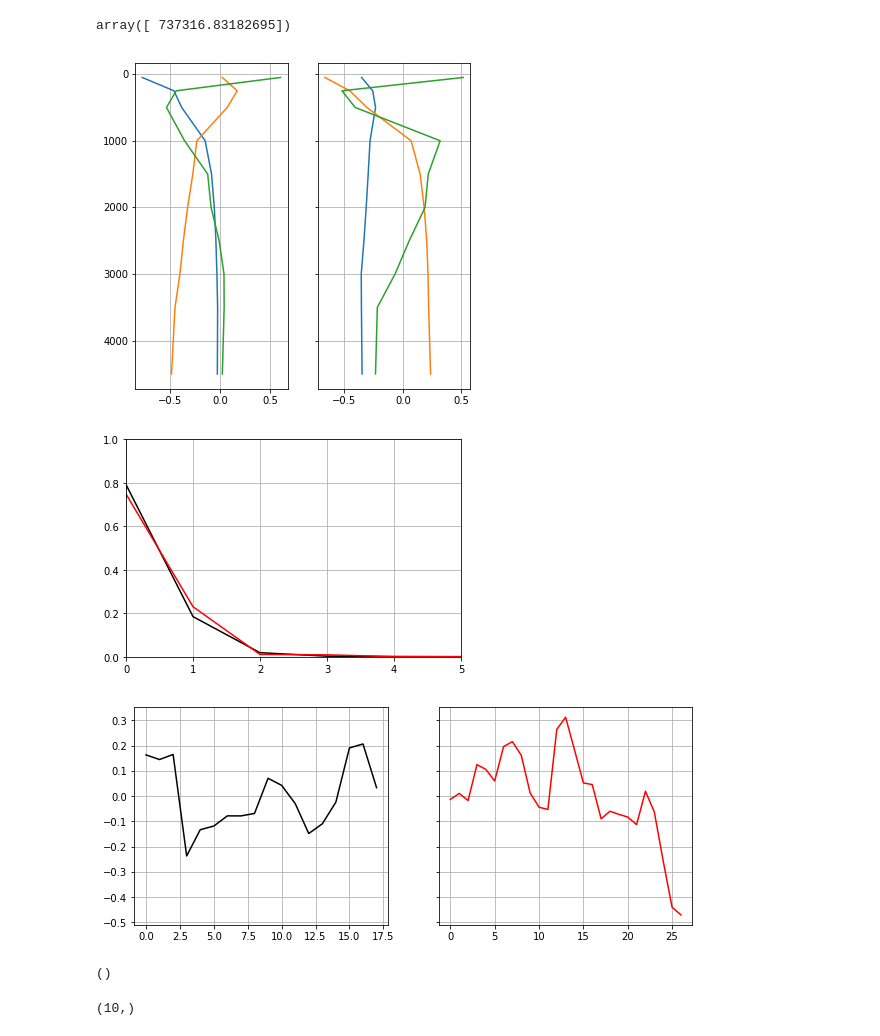
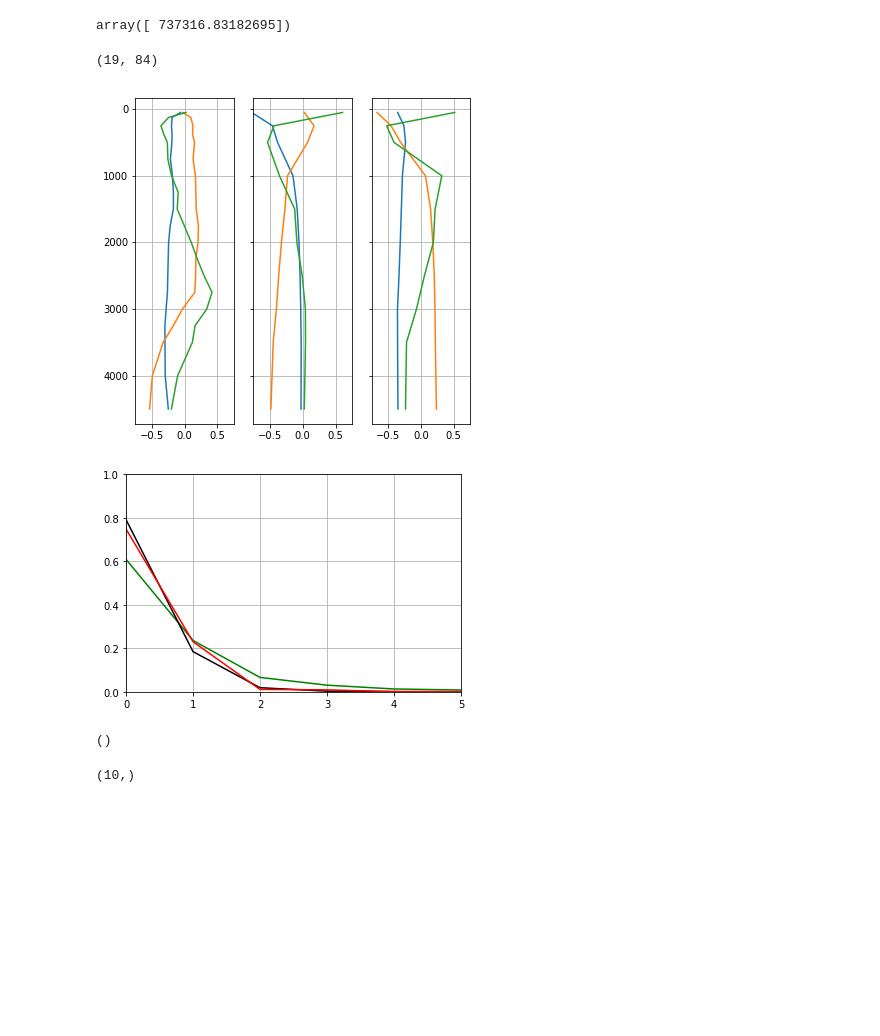
Before and after one commit to jakesteinberg/geostrophic_turbulence, a Jupyter notebook: bermuda_dg037_2019_mode_projections.ipynb, the cells around one changed output. Drawn from its saved outputs; the diff is of its cells as text; code cells hidden in the pictures; blank space fills up the shorter version.

```diff
--- a/bermuda_dg037_2019_mode_projections.ipynb
+++ b/bermuda_dg037_2019_mode_projections.ipynb
@@ -205,8 +205,28 @@ t1_all = np.real(D_Uzqa_all[0:10])
 PEV_all = t1_all / np.sum(t1_all)
 eof1_all = np.real(D_Uzqa_all[0])*np.squeeze(np.array(np.real(V_Uzqa_all[:, 0])))
 eof2_all = np.real(D_Uzqa_all[1])*np.squeeze(np.array(np.real(V_Uzqa_all[:, 1])))
+# %%
+np.shape(data_eta)
+# %% [output]
+(19, 84)
 # %%
 # svd
+# --- glider eta
+grid_sub_i_eta = [10, 25, 50, 75, 100, 125, 150, 175, 200, 225,
+              250, 275, 300, 325, 350, 375, 400, 425, 450]
+grid_check_eta = grid[grid_sub_i_eta]
+etazq = eta_ind_3[grid_sub_i_eta, :].copy()
+nq = np.size(etazq[0, :])
+avg_etazq = np.nanmean(np.transpose(etazq), axis=0)
+data_eta = etazq - np.transpose(np.tile(avg_etazq, [nq, 1]))
+[UUe, SSe, VVe] = np.linalg.svd(data_eta, full_matrices=False, compute_uv=True)
+
+p = np.min([np.shape(data_eta)[0], np.shape(data_eta)[1]])
+Spe=SSe[0:p];
+lambe=np.matrix(Spe[:, None])*np.transpose(np.matrix(Spe[:, None]));
+var_eta=np.trace(lambe);
+frac_eof_eta=np.diag(lambe)/var_eta;
+
 # --- glider u
 Uzq = u[grid_sub_i, :].copy()
 nq = np.size(Uzq[0, :])
@@ -224,38 +244,45 @@ frac_eof=np.diag(lamb)/var_u;
 Vzq = v[grid_sub_i, :].copy()
 nq_v = np.size(Vzq[0, :])
 avg_Vzq = np.nanmean(np.transpose(Vzq), axis=0)
 data_V = Vzq - np.transpose(np.tile(avg_Vzq, [nq_v, 1]))
 [UU2, SS2, VV2] = np.linalg.svd(data_V, full_matrices=False, compute_uv=True)
 
 p2 = np.min([np.shape(data_V)[0], np.shape(data_V)[1]])
 Sp2=SS2[0:p2];
 lamb2=np.matrix(Sp2[:, None])*np.transpose(np.matrix(Sp2[:, None]));
 var_v=np.trace(lamb2);
 frac_eof_v=np.diag(lamb2)/var_v;
 
 matplotlib.rcParams['figure.figsize'] = (6, 6)
-f, (ax1, ax2) = plt.subplots(1, 2, sharey=True)
+f, (ax0, ax1, ax2) = plt.subplots(1, 3, sharey=True)
+ax0.plot(UUe[:, 0], grid_check_eta)
+ax0.plot(UUe[:, 1], grid_check_eta)
+ax0.plot(UUe[:, 2], grid_check_eta)
+ax0.grid()
+ax0.invert_yaxis()
 ax1.plot(UU[:, 0], grid_check)
 ax1.plot(UU[:, 1], grid_check)
 ax1.plot(UU[:, 2], grid_check)
 ax1.grid()
-ax1.invert_yaxis()
 ax2.plot(UU2[:, 0], grid_check)
 ax2.plot(UU2[:, 1], grid_check)
 ax2.plot(UU2[:, 2], grid_check)
+ax0.set_xlim([-.75, .75])
+ax1.set_xlim([-.75, .75])
+ax2.set_xlim([-.75, .75])
 plot_pro(ax2)
 
 matplotlib.rcParams['figure.figsize'] = (6, 4)
 f, ax = plt.subplots()
+ax.plot(np.arange(0, len(frac_eof_eta)), frac_eof_eta, color='g')
 ax.plot(np.arange(0, len(frac_eof)), frac_eof, color='k')
 ax.plot(np.arange(0, len(frac_eof_v)), frac_eof_v, color='r')
 ax.set_ylim([0, 1])
 ax.set_xlim([0, 5])
 plot_pro(ax)
 # %% [output]
-[figure, old version]
+[figure, new version]
-[figure, old version]
+[figure, new version]
-[figure, removed]
 ()
 # %%
 np.shape(SS)
```
Also changed, not shown: parts of 4 cells of this notebook, 2 other files.
